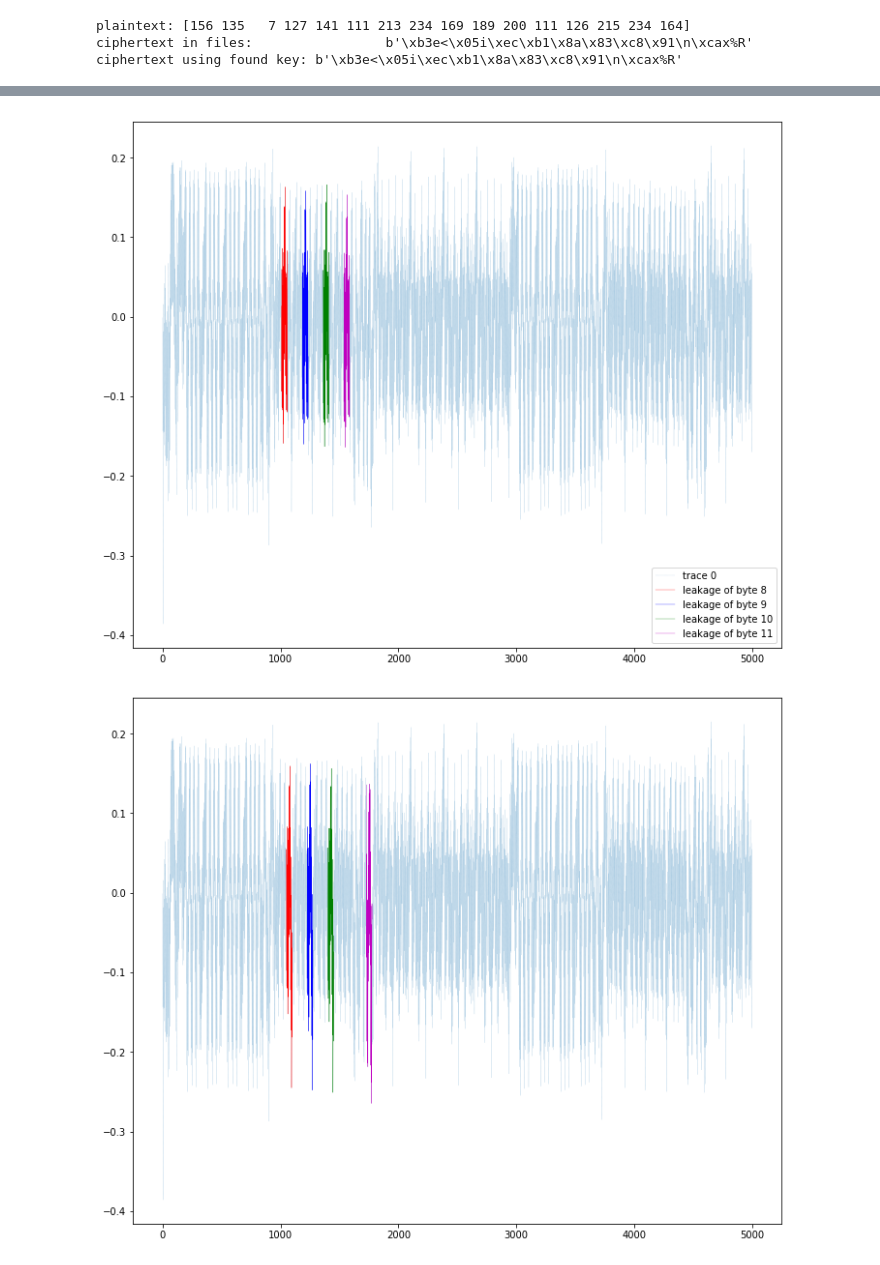
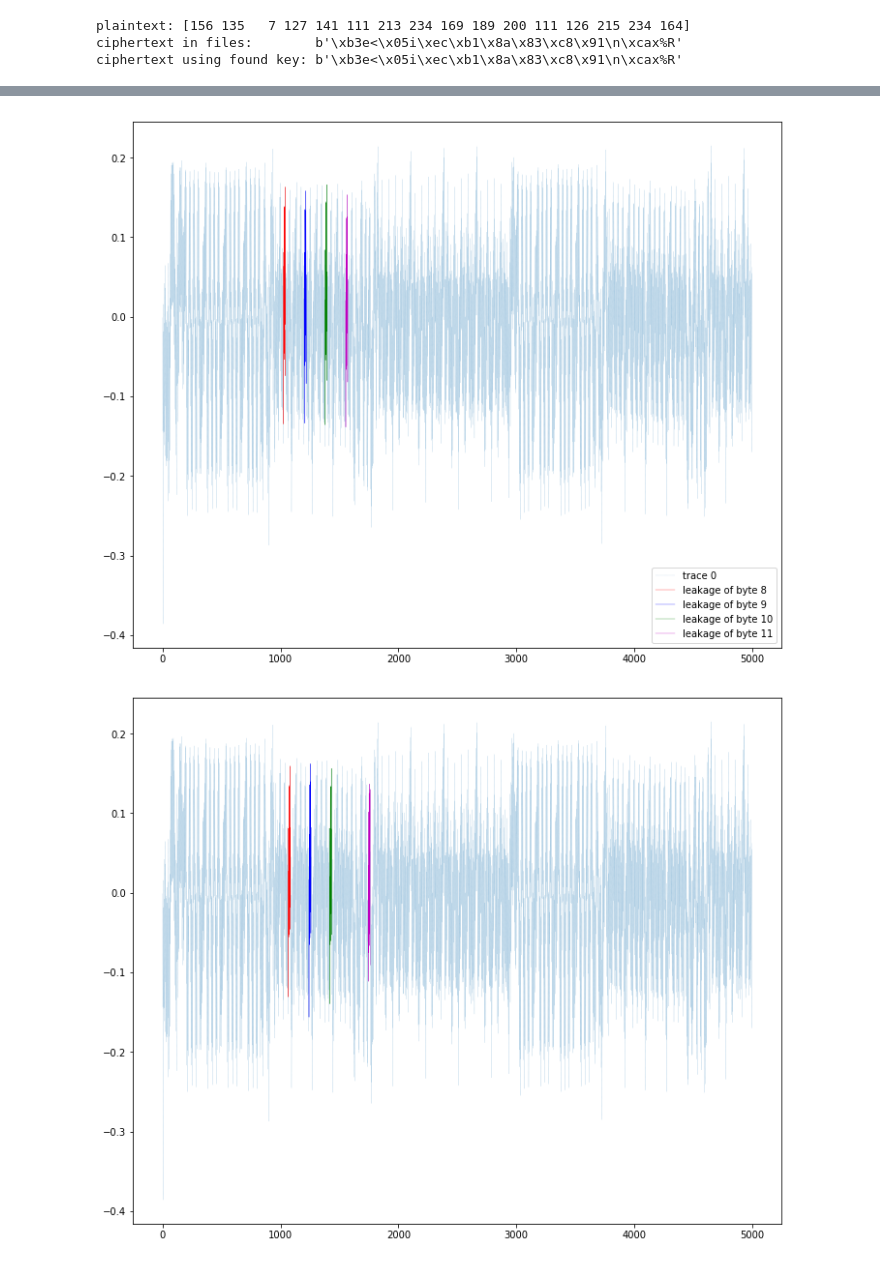
Before and after one commit to davendiy/samsung, a Jupyter notebook: task1/practice.ipynb, the cells around one changed output, grey strips where cells are left out. Drawn from its saved outputs; the diff is of its cells as text; code cells hidden in the pictures.

```diff
--- a/task1/practice.ipynb
+++ b/task1/practice.ipynb
@@ -127,8 +127,8 @@ for i in range(16):
         plt.show()
         plt.plot(np.array(range(5000)), traces[0], '--', linewidth=0.1, label='trace 0')
         j = 0
-    plt.plot(np.array(range(leak_places[i]-25, leak_places[i]+25)),
-             traces[0, leak_places[i]-25:leak_places[i]+25], styles[j],
+    plt.plot(np.array(range(leak_places[i]-10, leak_places[i]+10)),
+             traces[0, leak_places[i]-10:leak_places[i]+10], styles[j],
              linewidth=0.3, label=f'leakage of byte {i}')
     j += 1
 # %% [output]
@@ -137,2 +137,2 @@ for i in range(16):
-[figure, old version]
+[figure, new version]
-[figure, old version]
+[figure, new version]
```
Also changed, not shown: parts of 2 cells of this notebook.
